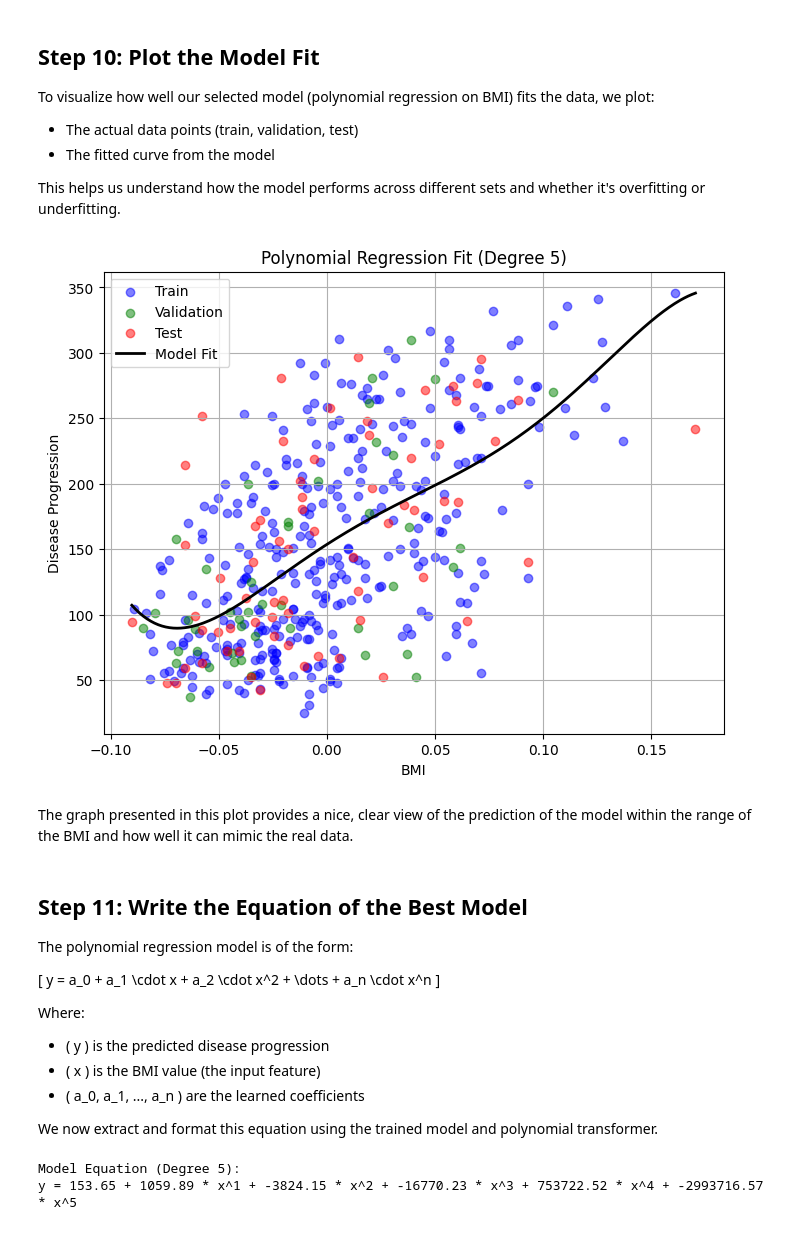
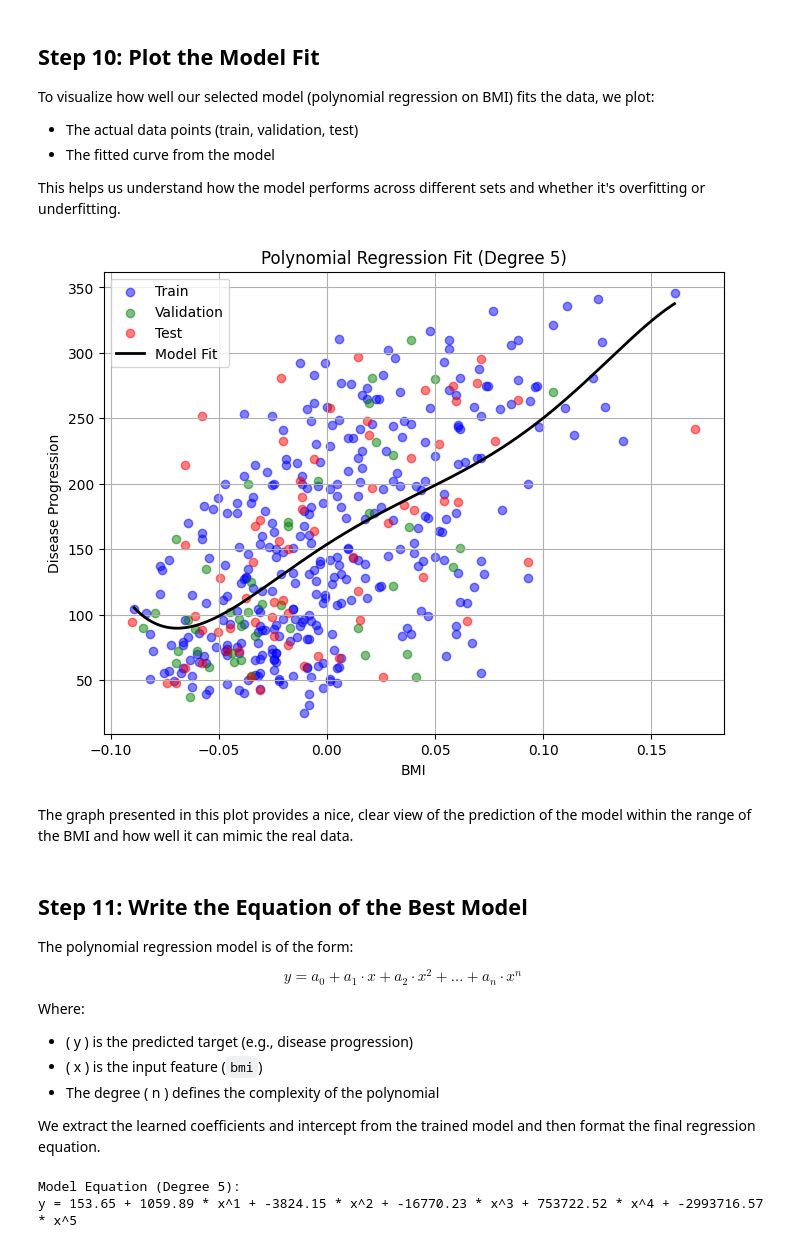
Before and after one commit to nikitha2002-bot/Lab-2, a Jupyter notebook: Lab 2 Frameworks.ipynb, the cells around one changed output. Cells and saved outputs as stored; diff of their text form; code cells hidden in the pictures.

```diff
--- a/Lab 2 Frameworks.ipynb
+++ b/Lab 2 Frameworks.ipynb
@@ -431,33 +439,39 @@ To visualize how well our selected model (polynomial regression on BMI) fits the
 
 This helps us understand how the model performs across different sets and whether it's overfitting or underfitting.
 # %%
-import numpy as np
-import matplotlib.pyplot as plt
+from sklearn.linear_model import LinearRegression
+from sklearn.preprocessing import PolynomialFeatures
 
-# Prepare smooth x values for plotting the curve
-bmi_range = np.linspace(X['bmi'].min(), X['bmi'].max(), 300).reshape(-1, 1)
-bmi_poly = poly.transform(bmi_range)
-y_curve = model.predict(bmi_poly)
+# Prepare data
+X_bmi_train = X_train[['bmi']]
+poly = PolynomialFeatures(degree=best_degree)
+X_bmi_poly_train = poly.fit_transform(X_bmi_train)
+
+# Train model
+model = LinearRegression()
+model.fit(X_bmi_poly_train, y_train)
+
+# Predict curve
+bmi_range = np.linspace(X_bmi_train['bmi'].min(), X_bmi_train['bmi'].max(), 300).reshape(-1, 1)
+bmi_range_df = pd.DataFrame(bmi_range, columns=['bmi'])
+bmi_range_poly = poly.transform(bmi_range_df)
+y_curve = model.predict(bmi_range_poly)
 
 # Plot
 plt.figure(figsize=(8, 6))
-
-# Actual data
-plt.scatter(X_train['bmi'], y_train, color='blue', alpha=0.5, label='Train')
+plt.scatter(X_bmi_train, y_train, color='blue', alpha=0.5, label='Train')
 plt.scatter(X_val['bmi'], y_val, color='green', alpha=0.5, label='Validation')
 plt.scatter(X_test['bmi'], y_test, color='red', alpha=0.5, label='Test')
-
-# Model prediction curve
 plt.plot(bmi_range, y_curve, color='black', linewidth=2, label='Model Fit')
 
 plt.title(f'Polynomial Regression Fit (Degree {best_degree})')
 plt.xlabel('BMI')
 plt.ylabel('Disease Progression')
 plt.legend()
 plt.grid(True)
 plt.show()
 # %% [output]
-[figure, old version]
+[figure, new version]
 # %% [markdown]
 The graph presented in this plot provides a nice, clear view of the prediction of the model within the range of the BMI and how well it can mimic the real data.
 # %% [markdown]
@@ -465,16 +479,16 @@ The graph presented in this plot provides a nice, clear view of the prediction o
 
 The polynomial regression model is of the form:
 
-\[
+$$
 y = a_0 + a_1 \cdot x + a_2 \cdot x^2 + \dots + a_n \cdot x^n
-\]
+$$
 
 Where:
-- \( y \) is the predicted disease progression
-- \( x \) is the BMI value (the input feature)
-- \( a_0, a_1, ..., a_n \) are the learned coefficients
+- \( y \) is the predicted target (e.g., disease progression)
+- \( x \) is the input feature (`bmi`)
+- The degree \( n \) defines the complexity of the polynomial
 
-We now extract and format this equation using the trained model and polynomial transformer.
+We extract the learned coefficients and intercept from the trained model and then format the final regression equation.
 # %%
 # Get coefficients and intercept
 coefs = model.coef_.round(2)
```
Also changed, not shown: parts of 8 cells of this notebook.
